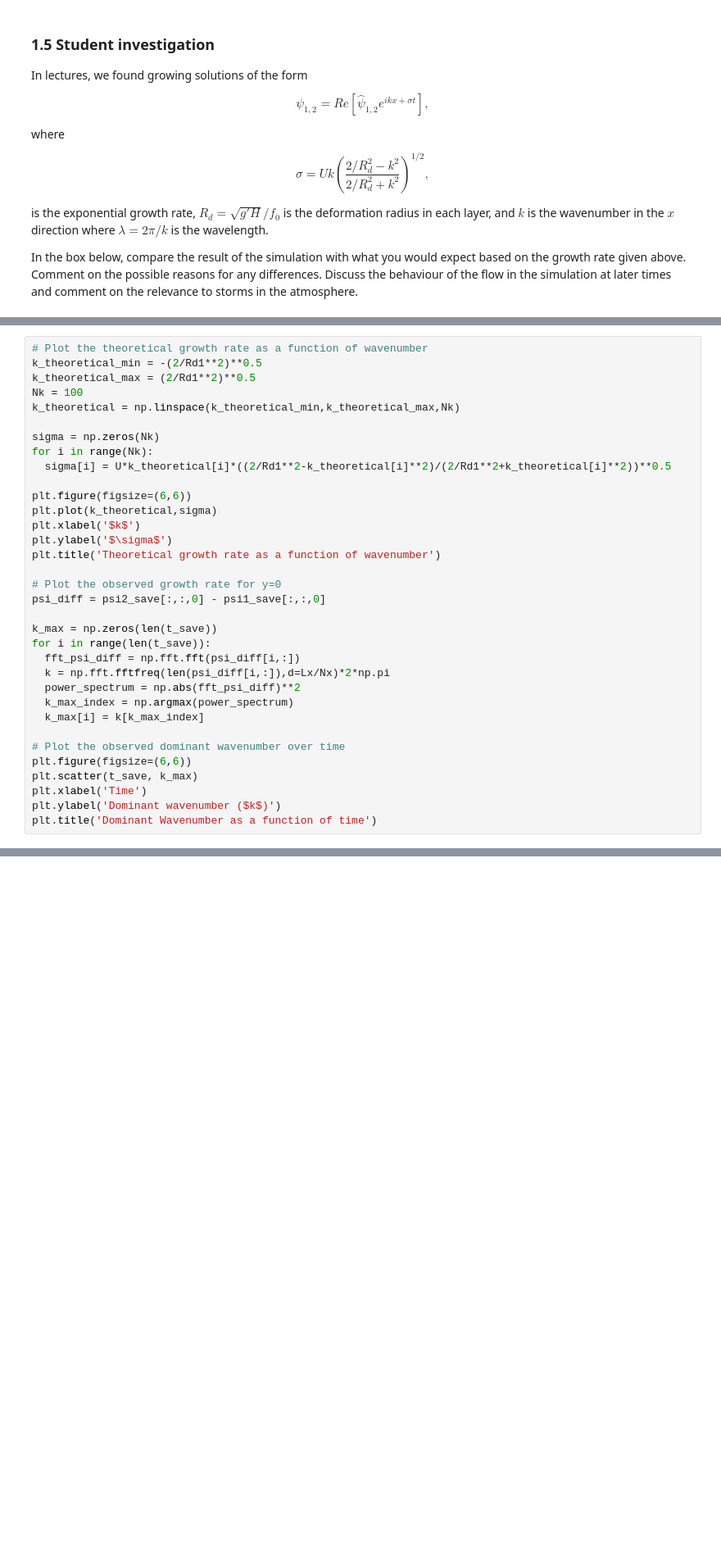
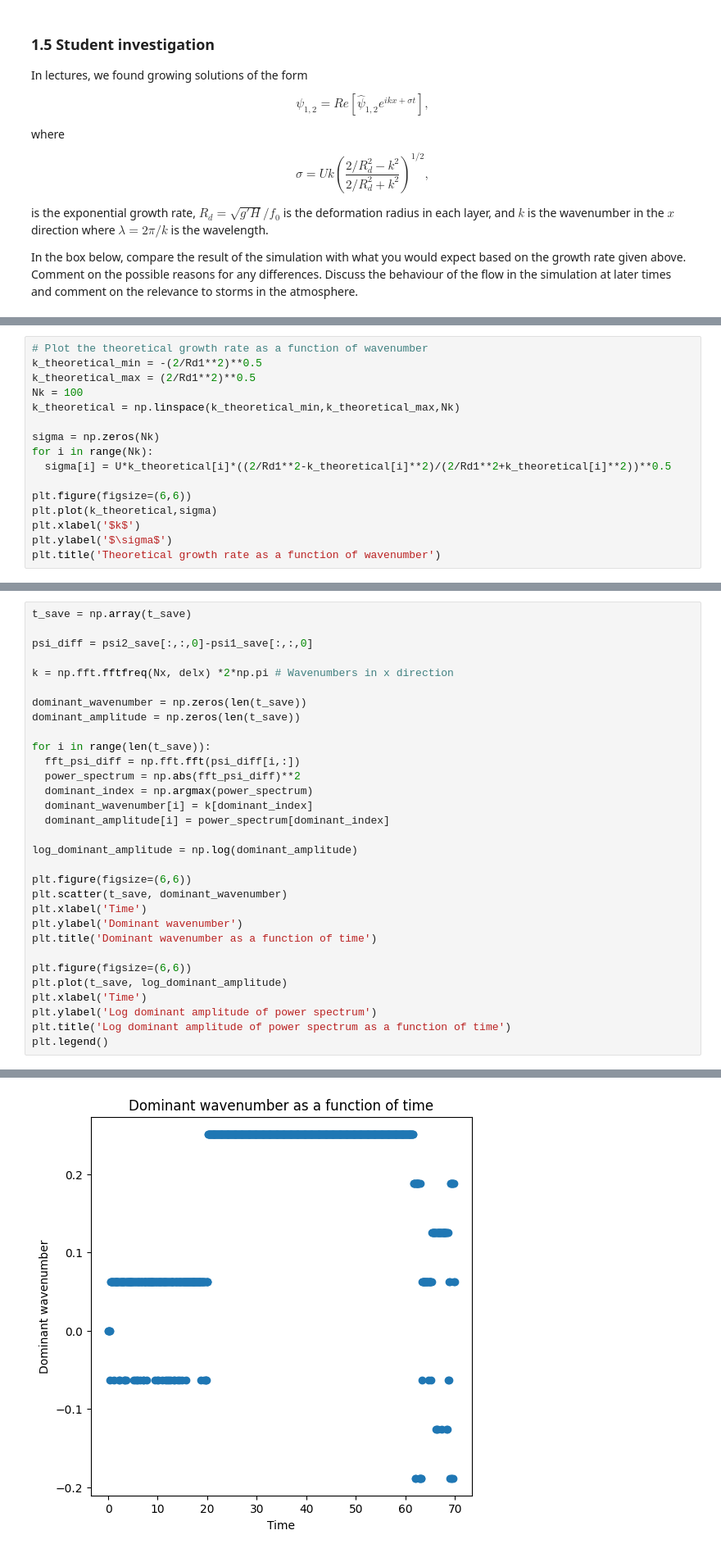
Before and after one commit to jamesalexanderredman/QCES, a Jupyter notebook: Project4_storms.ipynb, the cells around one changed output, grey strips where cells are left out. Shown at 82% size. Saved outputs shown, nothing was run; the diff lists cells and outputs as text; blank space fills up the shorter version.

```diff
--- a/Project4_storms.ipynb
+++ b/Project4_storms.ipynb
@@ -299,22 +313,4 @@ plt.plot(k_theoretical,sigma)
 plt.xlabel('$k$')
 plt.ylabel('$\sigma$')
 plt.title('Theoretical growth rate as a function of wavenumber')
-
-# Plot the observed growth rate for y=0
-psi_diff = psi2_save[:,:,0] - psi1_save[:,:,0]
-
-k_max = np.zeros(len(t_save))
-for i in range(len(t_save)):
-  fft_psi_diff = np.fft.fft(psi_diff[i,:])
-  k = np.fft.fftfreq(len(psi_diff[i,:]),d=Lx/Nx)*2*np.pi
-  power_spectrum = np.abs(fft_psi_diff)**2
-  k_max_index = np.argmax(power_spectrum)
-  k_max[i] = k[k_max_index]
-
-# Plot the observed dominant wavenumber over time
-plt.figure(figsize=(6,6))
-plt.scatter(t_save, k_max)
-plt.xlabel('Time')
-plt.ylabel('Dominant wavenumber ($k$)')
-plt.title('Dominant Wavenumber as a function of time')
 # %% [output]
@@ -323,0 +319,32 @@ Text(0.5, 1.0, 'Dominant Wavenumber as a function of time')
+# %%
+t_save = np.array(t_save)
+
+psi_diff = psi2_save[:,:,0]-psi1_save[:,:,0]
+
+k = np.fft.fftfreq(Nx, delx) *2*np.pi # Wavenumbers in x direction
+
+dominant_wavenumber = np.zeros(len(t_save))
+dominant_amplitude = np.zeros(len(t_save))
+
+for i in range(len(t_save)):
+  fft_psi_diff = np.fft.fft(psi_diff[i,:])
+  power_spectrum = np.abs(fft_psi_diff)**2
+  dominant_index = np.argmax(power_spectrum)
+  dominant_wavenumber[i] = k[dominant_index]
+  dominant_amplitude[i] = power_spectrum[dominant_index]
+
+log_dominant_amplitude = np.log(dominant_amplitude)
+
+plt.figure(figsize=(6,6))
+plt.scatter(t_save, dominant_wavenumber)
+plt.xlabel('Time')
+plt.ylabel('Dominant wavenumber')
+plt.title('Dominant wavenumber as a function of time')
+
+plt.figure(figsize=(6,6))
+plt.plot(t_save, log_dominant_amplitude)
+plt.xlabel('Time')
+plt.ylabel('Log dominant amplitude of power spectrum')
+plt.title('Log dominant amplitude of power spectrum as a function of time')
+plt.legend()
+# %% [output]
@@ -323,0 +354 @@ Text(0.5, 1.0, 'Dominant Wavenumber as a function of time')
+[figure, added]
```
Also changed, not shown: parts of 6 cells of this notebook.
